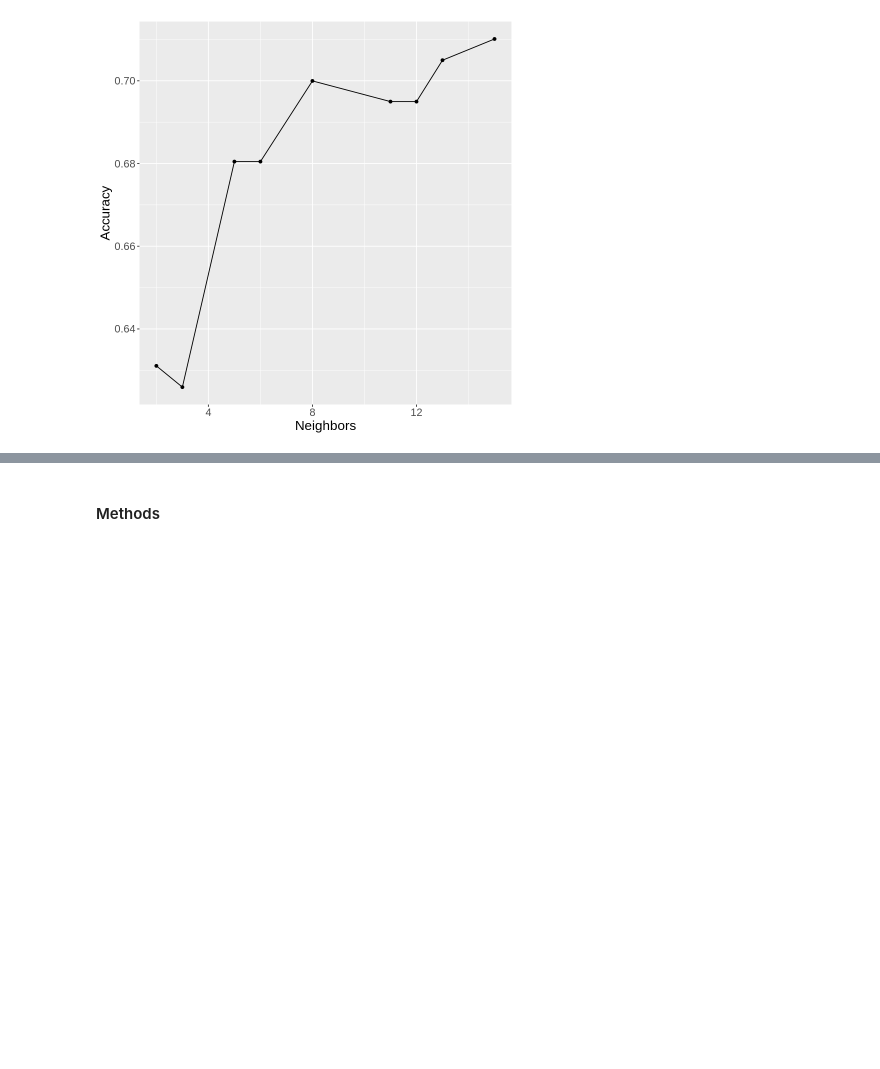
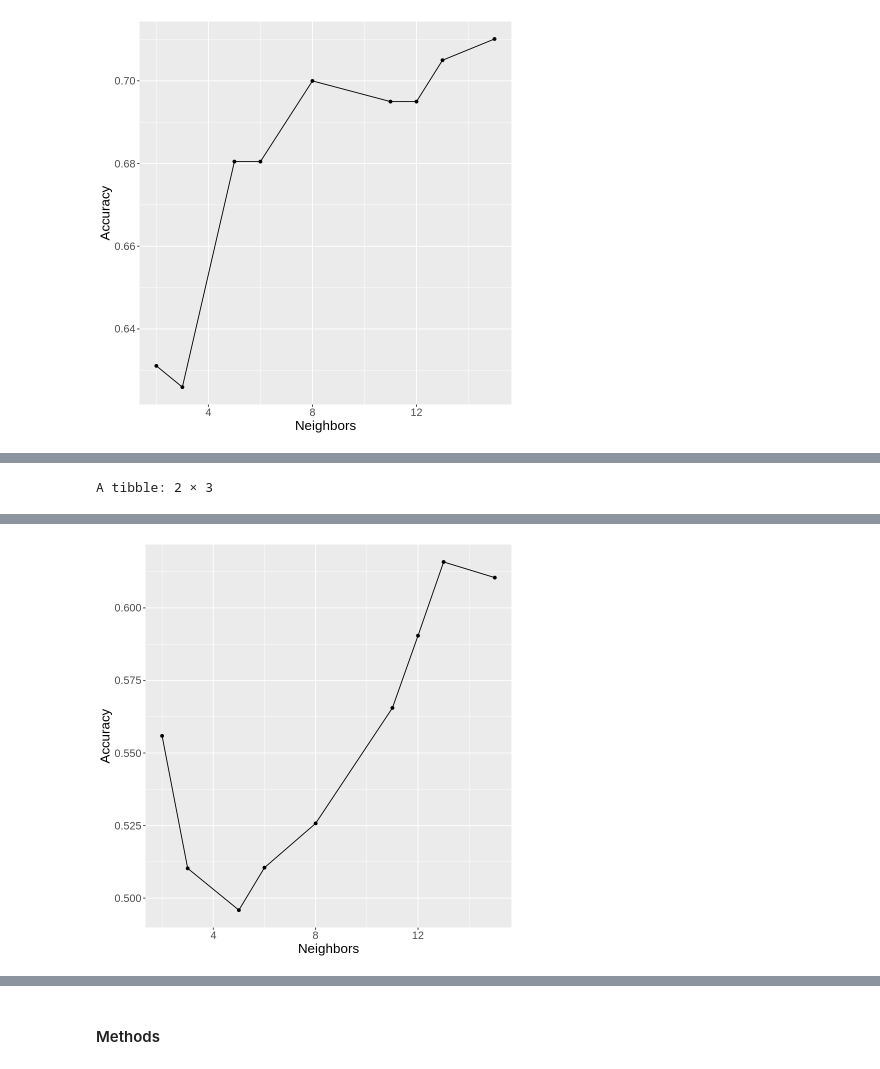
Before and after one commit to daphnetian/dsci-100-final-project, a Jupyter notebook: DSCI Project Proposal.ipynb, the cells around one changed output, grey strips where cells are left out. Saved outputs shown, nothing was run; the diff lists cells and outputs as text; code cells hidden in the pictures; blank space fills up the shorter version.

```diff
--- a/DSCI Project Proposal.ipynb
+++ b/DSCI Project Proposal.ipynb
@@ -40,7 +22,7 @@ The following object is masked from ‘package:purrr’:
 # %%
 set.seed(2000)
 
-heart_disease_data <- read_csv(url('https://archive.ics.uci.edu/ml/machine-learning-databases/heart-disease/processed.cleveland.data'))
+heart_disease <- read_csv(url('https://archive.ics.uci.edu/ml/machine-learning-databases/heart-disease/processed.cleveland.data'))
 # %% [output]
 Warning message:
 “Duplicated column names deduplicated: '1.0' => '1.0_1' [3], '1.0' => '1.0_2' [6], '0.0' => '0.0_1' [12]”
@@ -75,13 +57,13 @@ names(heart_disease_data) <- c("age", "sex", "chest_pain_type", "resting_bp", "c
 # mutate(sex = "Female")
 
 # heart_disease_data <- rbind(male, female)
-heart_disease_data <- heart_disease_data %>%
+heart_disease_select_data <- heart_disease %>%
 select(-chest_pain_type, -fasting_blood_sugar, -resting_electrocardiographic_results, -exercise_induced_angina, -oldpeak, -slope, -thal, -ca, -sex)
 
-heart_disease_data_0 <- heart_disease_data %>%
+heart_disease_data_0 <- heart_disease_select_data %>%
 filter(presence_of_h_d == 0)
 
-heart_disease_data_1 <- heart_disease_data %>%
+heart_disease_data_1 <- heart_disease_select_data %>%
 filter(presence_of_h_d > 0) %>%
 mutate(presence_of_h_d = 1)
 
@@ -216,48 +179,50 @@ In progress:
 # %%
 set.seed(2000)
-predictWithVar<-function(var) {
-    recipe <- recipe(presence_of_h_d ~ var, data = training_data) %>% step_scale(all_predictors()) %>% step_center(all_predictors())
-    recipe
+recipe <- recipe(presence_of_h_d ~ age, data = training_data) %>% step_scale(all_predictors()) %>% step_center(all_predictors())
+recipe
 
-    train_vfold <- vfold_cv(training_data, v = 5, strata = presence_of_h_d)
+train_vfold <- vfold_cv(training_data, v = 5, strata = presence_of_h_d)
 
-    spec <- nearest_neighbor(weight_func = "rectangular", neighbors = tune()) %>%
-          set_engine("kknn") %>%
-          set_mode("classification")
+spec <- nearest_neighbor(weight_func = "rectangular", neighbors = tune()) %>%
+      set_engine("kknn") %>%
+      set_mode("classification")
 
-    training_fit <- workflow() %>%
-          add_recipe(recipe) %>%
-          add_model(spec) %>%
-          tune_grid(resamples = train_vfold, grid = 10) %>%
-          collect_metrics()
+training_fit <- workflow() %>%
+      add_recipe(recipe) %>%
+      add_model(spec) %>%
+      tune_grid(resamples = train_vfold, grid = 10) %>%
+      collect_metrics()
 
-    # training_fit
+# training_fit
 
-    accuracies <- training_fit %>%
-          filter(.metric == "accuracy")
+accuracies <- training_fit %>%
+      filter(.metric == "accuracy")
 
-    cross_val_plot <- accuracies %>%
-         ggplot(aes(x = neighbors, y = mean))+
-          geom_point() +
-          geom_line() +
-          labs(x = "Neighbors", y = "Accuracy") +
-         theme(text = element_text (size = 16))
+cross_val_plot <- accuracies %>%
+     ggplot(aes(x = neighbors, y = mean))+
+      geom_point() +
+      geom_line() +
+      labs(x = "Neighbors", y = "Accuracy") +
+     theme(text = element_text (size = 16))
 
-    cross_val_plot
+cross_val_plot
 
-    k_for_all <- accuracies %>% arrange(desc(mean)) %>% head(1) %>% pull(mean)
+k_for_all <- accuracies %>% arrange(desc(mean)) %>% head(1) %>% pull(neighbors)
+accuracies
+k_for_all
 
-    spec <- nearest_neighbor(weight_func = "rectangular", neighbors = k_for_all) %>%
-          set_engine("kknn") %>%
-          set_mode("classification")
+spec <- nearest_neighbor(weight_func = "rectangular", neighbors = k_for_all) %>%
+      set_engine("kknn") %>%
+      set_mode("classification")
 
-    fit <- workflow() %>%
-          add_recipe(recipe) %>%
-          add_model(spec) %>%
-          fit(data = training_data)
+fit <- workflow() %>%
+      add_recipe(recipe) %>%
+      add_model(spec) %>%
+      fit(data = training_data)
 
-    predictions_all <-predict(fit, testing_data) %>% bind_cols(testing_data) %>% metrics(truth = presence_of_h_d, estimate = .pred_class)
-    predictions_all
-    }
-predictWithVar(age)
+predictions_all <-predict(fit, testing_data) %>% bind_cols(testing_data) %>% metrics(truth = presence_of_h_d, estimate = .pred_class)
+predictions_all
+predictions_matixs <- predict(fit, testing_data) %>% bind_cols(testing_data)%>%
+     conf_mat(truth=presence_of_h_d,estimate=.pred_class)
+predictions_matixs
 # %% [output]
@@ -264,0 +252 @@ ERROR: Error in model.frame.default(formula, data): object is not a matrix
+A tibble: 2 × 3
@@ -264,0 +261 @@ ERROR: Error in model.frame.default(formula, data): object is not a matrix
+[figure, added]
```
Also changed, not shown: parts of 20 cells of this notebook.
